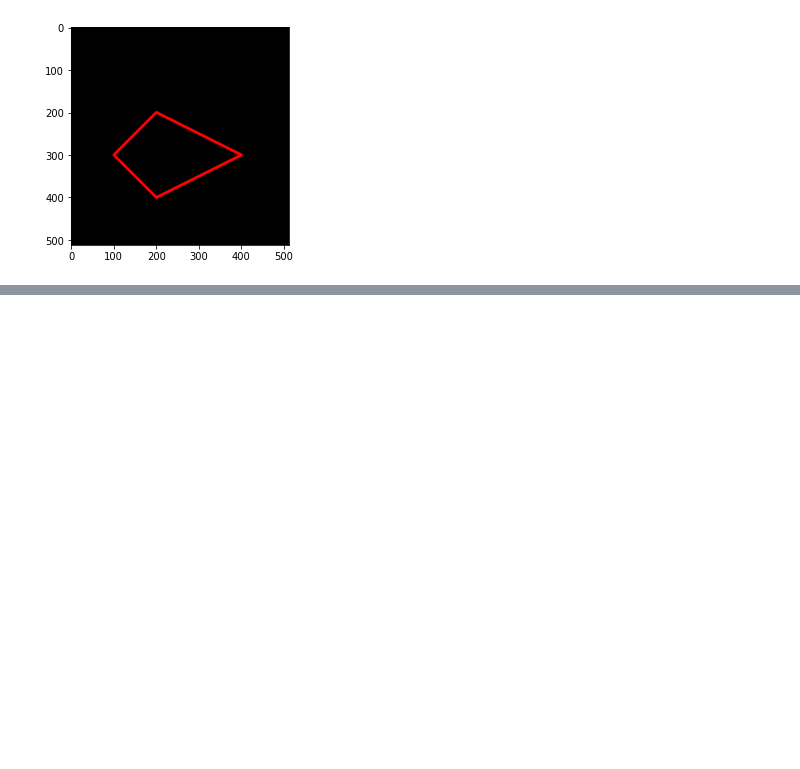
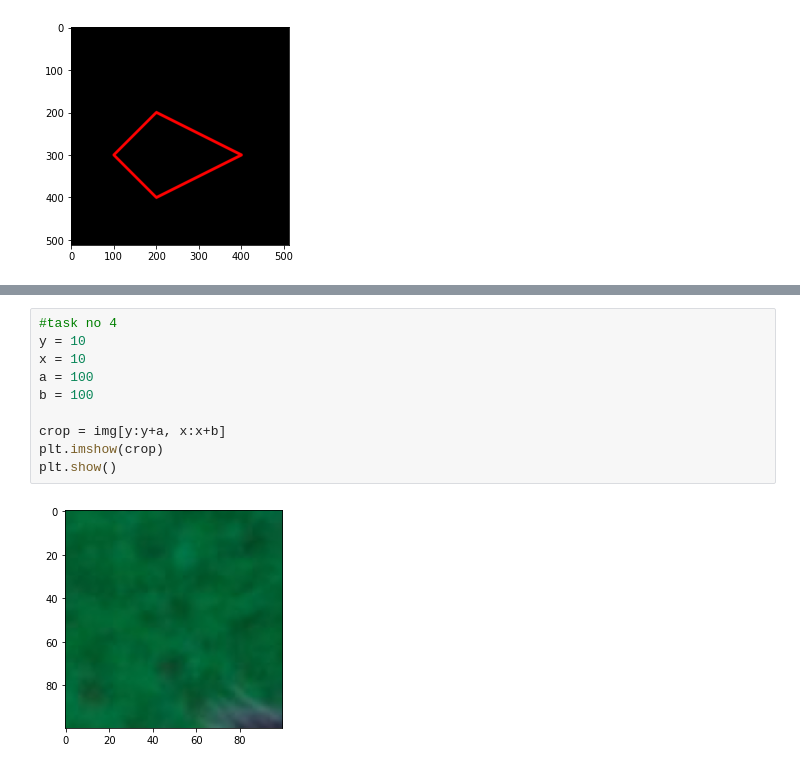
Before and after one commit to nabilahaffryda/PVCK_Genap_2021, a Jupyter notebook: Week2.ipynb, the cells around one changed output, grey strips where cells are left out. Cells and saved outputs as stored; diff of their text form; blank space fills up the shorter version.

```diff
--- a/Week2.ipynb
+++ b/Week2.ipynb
@@ -128,0 +152,12 @@ plt.imshow(black_img2)
+# %%
+#task no 4
+y = 10
+x = 10
+a = 100
+b = 100
+
+crop = img[y:y+a, x:x+b]
+plt.imshow(crop)
+plt.show()
+# %% [output]
+[figure, added]
```
Also changed, not shown: parts of 9 cells of this notebook.
